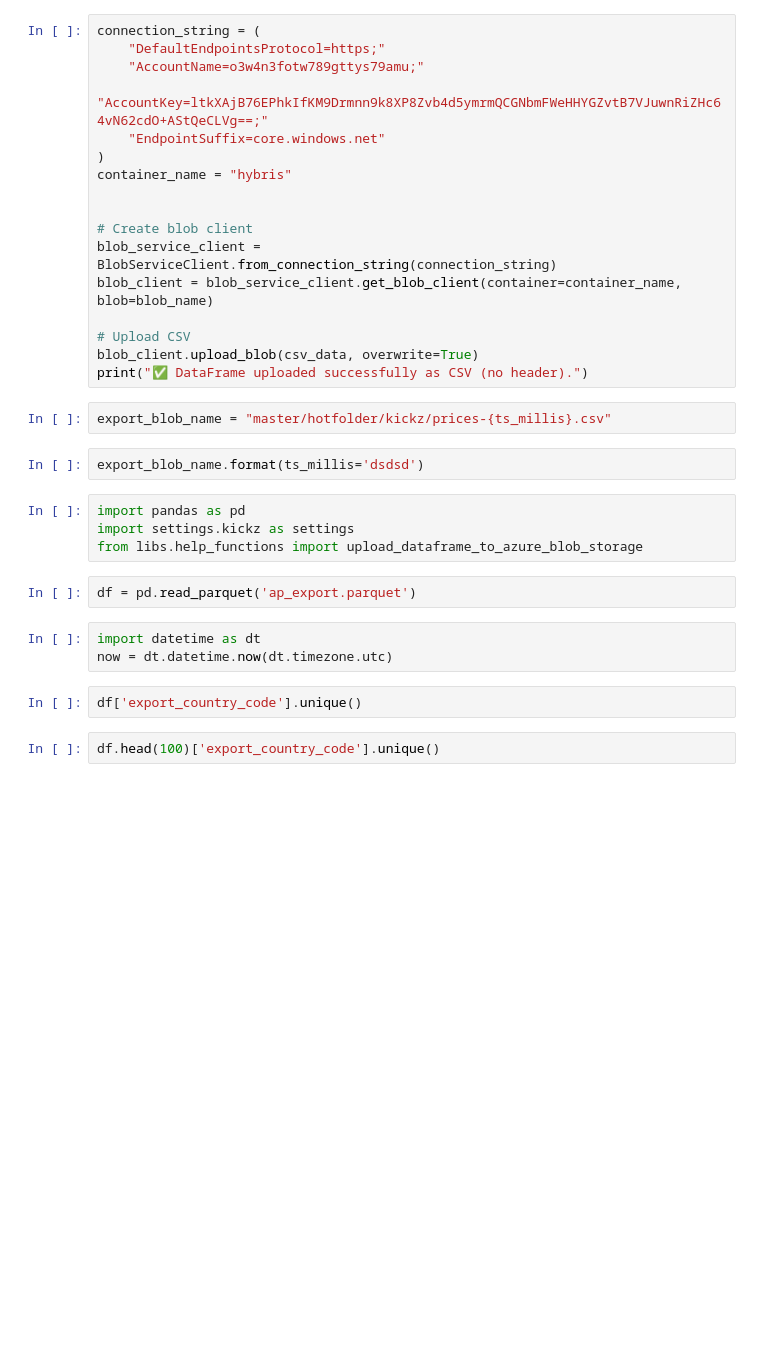
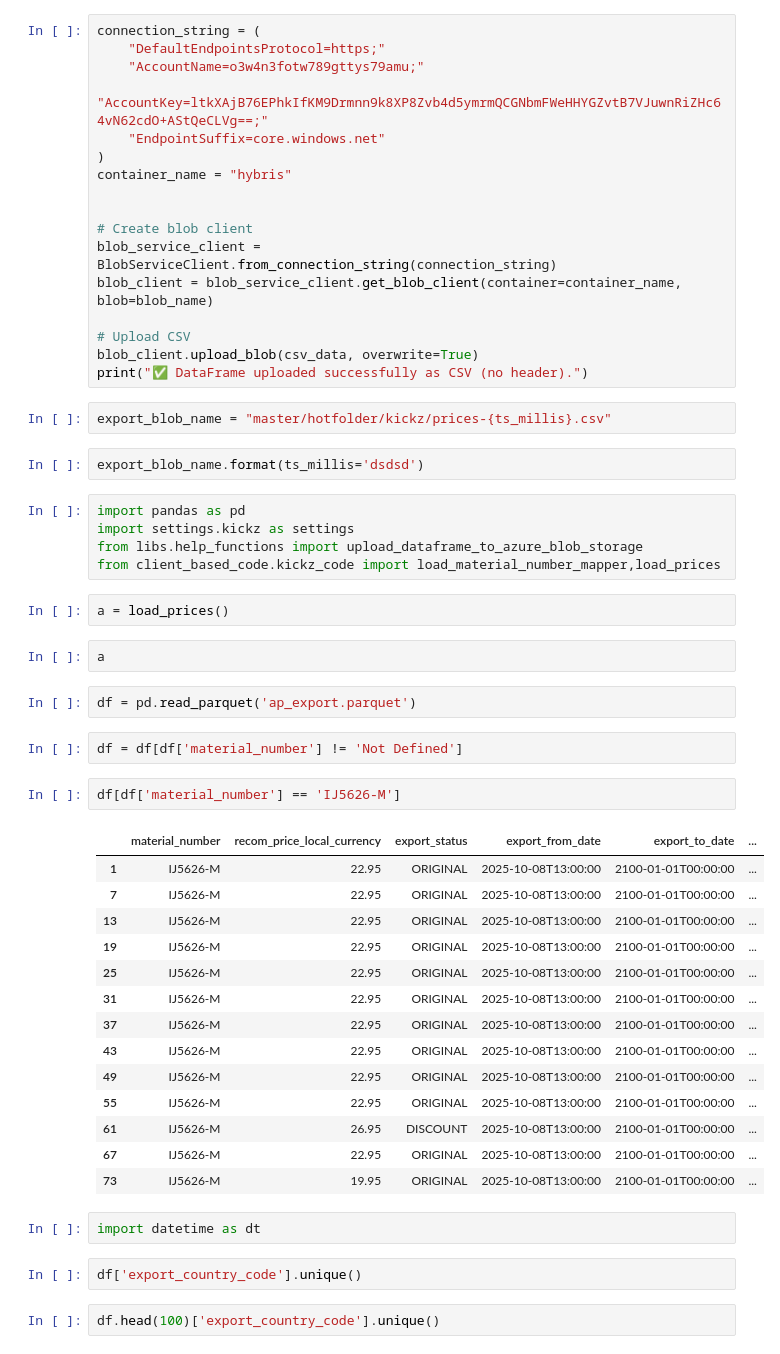
Before and after one commit to jurajkapasny/autopricing-kickz, a Jupyter notebook: kickz-dev.ipynb, the cells around one changed output. Saved outputs shown, nothing was run; the diff lists cells and outputs as text; blank space fills up the shorter version.

Commit message:
currency conversions updated

```diff
--- a/kickz-dev.ipynb
+++ b/kickz-dev.ipynb
@@ -411,11 +411,34 @@ export_blob_name.format(ts_millis='dsdsd')
 import pandas as pd
 import settings.kickz as settings
 from libs.help_functions import upload_dataframe_to_azure_blob_storage
+from client_based_code.kickz_code import load_material_number_mapper,load_prices
+# %%
+a = load_prices()
+# %%
+a
 # %%
 df = pd.read_parquet('ap_export.parquet')
+# %%
+df = df[df['material_number'] != 'Not Defined']
+# %%
+df[df['material_number'] == 'IJ5626-M']
+# %% [output]
+|  | material_number | recom_price_local_currency | export_status | export_from_date | export_to_date | ... |
+| 1 | IJ5626-M | 22.95 | ORIGINAL | 2025-10-08T13:00:00 | 2100-01-01T00:00:00 | ... |
+| 7 | IJ5626-M | 22.95 | ORIGINAL | 2025-10-08T13:00:00 | 2100-01-01T00:00:00 | ... |
+| 13 | IJ5626-M | 22.95 | ORIGINAL | 2025-10-08T13:00:00 | 2100-01-01T00:00:00 | ... |
+| 19 | IJ5626-M | 22.95 | ORIGINAL | 2025-10-08T13:00:00 | 2100-01-01T00:00:00 | ... |
+| 25 | IJ5626-M | 22.95 | ORIGINAL | 2025-10-08T13:00:00 | 2100-01-01T00:00:00 | ... |
+| 31 | IJ5626-M | 22.95 | ORIGINAL | 2025-10-08T13:00:00 | 2100-01-01T00:00:00 | ... |
+| 37 | IJ5626-M | 22.95 | ORIGINAL | 2025-10-08T13:00:00 | 2100-01-01T00:00:00 | ... |
+| 43 | IJ5626-M | 22.95 | ORIGINAL | 2025-10-08T13:00:00 | 2100-01-01T00:00:00 | ... |
+| 49 | IJ5626-M | 22.95 | ORIGINAL | 2025-10-08T13:00:00 | 2100-01-01T00:00:00 | ... |
+| 55 | IJ5626-M | 22.95 | ORIGINAL | 2025-10-08T13:00:00 | 2100-01-01T00:00:00 | ... |
+| 61 | IJ5626-M | 26.95 | DISCOUNT | 2025-10-08T13:00:00 | 2100-01-01T00:00:00 | ... |
+| 67 | IJ5626-M | 22.95 | ORIGINAL | 2025-10-08T13:00:00 | 2100-01-01T00:00:00 | ... |
+| 73 | IJ5626-M | 19.95 | ORIGINAL | 2025-10-08T13:00:00 | 2100-01-01T00:00:00 | ... |
 # %%
 import datetime as dt
-now = dt.datetime.now(dt.timezone.utc)
 # %%
 df['export_country_code'].unique()
 # %%
```
Also changed, not shown: parts of 1 cell of this notebook, 1 other file.
